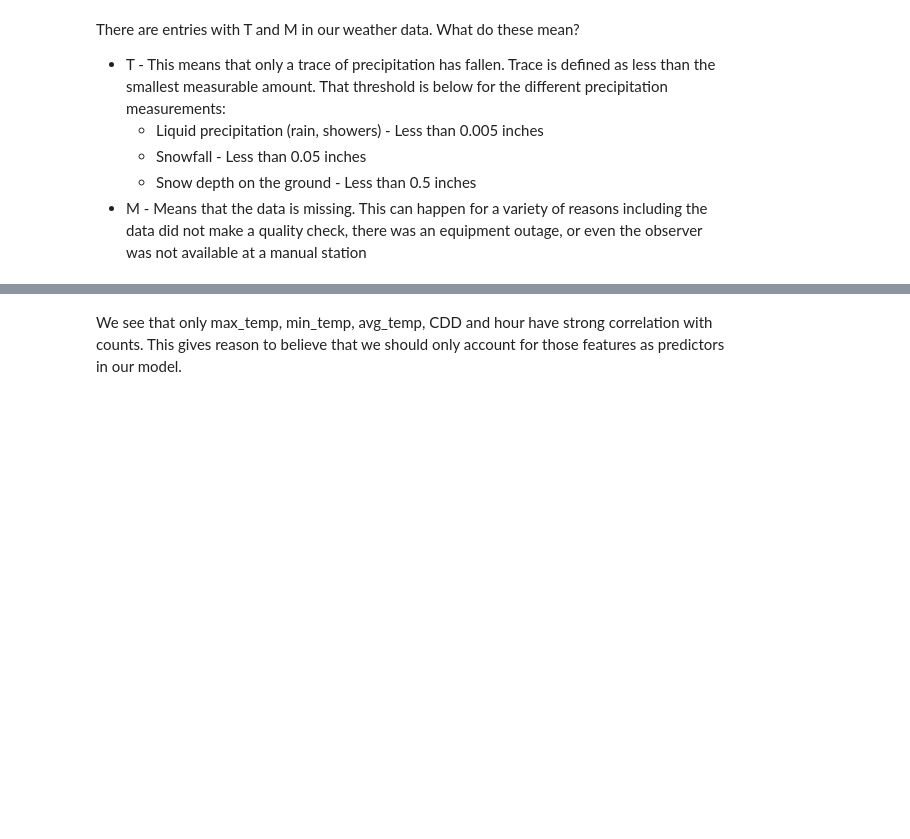
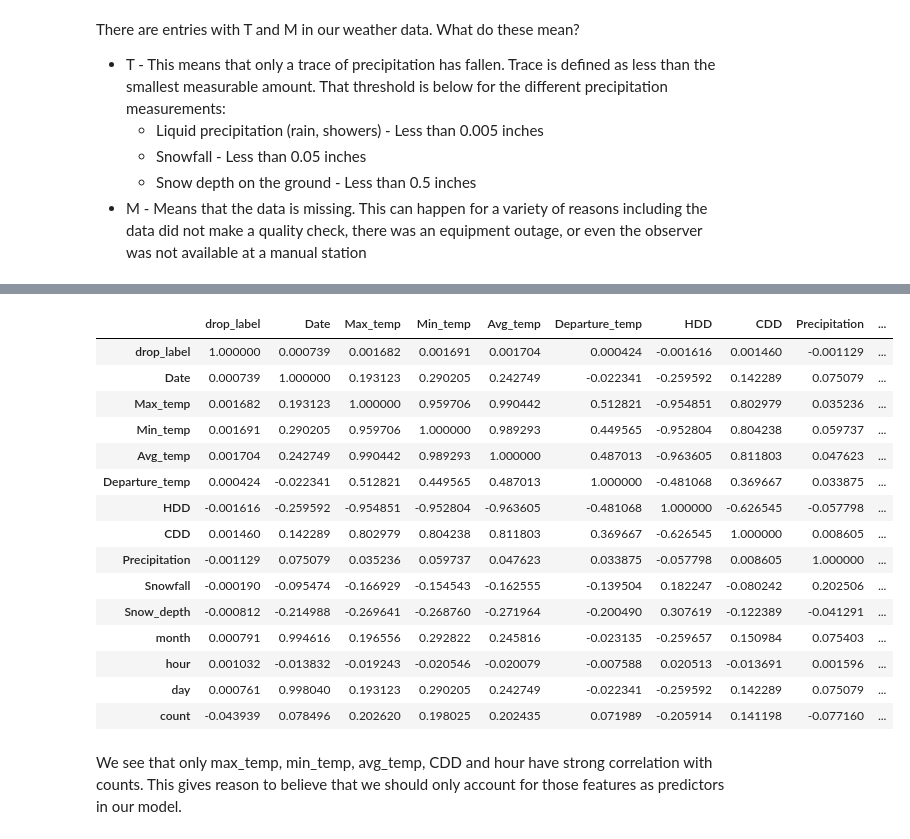
Before and after one commit to AlexisVandenHeede/IntroBA, a Jupyter notebook: reportv1.ipynb, the cells around one changed output, grey strips where cells are left out. Drawn from its saved outputs; the diff is of its cells as text; code cells hidden in the pictures; blank space fills up the shorter version.

```diff
--- a/reportv1.ipynb
+++ b/reportv1.ipynb
@@ -1772,3 +1770,22 @@ count            -0.067559  0.079498  0.232691  0.078998  1.000000
+# %%
+df_arrivals.corr().style.background_gradient(cmap='coolwarm')
+# %% [output]
+|  | drop_label | Date | Max_temp | Min_temp | Avg_temp | Departure_temp | HDD | CDD | Precipitation | ... |
+| drop_label | 1.000000 | 0.000739 | 0.001682 | 0.001691 | 0.001704 | 0.000424 | -0.001616 | 0.001460 | -0.001129 | ... |
+| Date | 0.000739 | 1.000000 | 0.193123 | 0.290205 | 0.242749 | -0.022341 | -0.259592 | 0.142289 | 0.075079 | ... |
+| Max_temp | 0.001682 | 0.193123 | 1.000000 | 0.959706 | 0.990442 | 0.512821 | -0.954851 | 0.802979 | 0.035236 | ... |
+| Min_temp | 0.001691 | 0.290205 | 0.959706 | 1.000000 | 0.989293 | 0.449565 | -0.952804 | 0.804238 | 0.059737 | ... |
+| Avg_temp | 0.001704 | 0.242749 | 0.990442 | 0.989293 | 1.000000 | 0.487013 | -0.963605 | 0.811803 | 0.047623 | ... |
+| Departure_temp | 0.000424 | -0.022341 | 0.512821 | 0.449565 | 0.487013 | 1.000000 | -0.481068 | 0.369667 | 0.033875 | ... |
+| HDD | -0.001616 | -0.259592 | -0.954851 | -0.952804 | -0.963605 | -0.481068 | 1.000000 | -0.626545 | -0.057798 | ... |
+| CDD | 0.001460 | 0.142289 | 0.802979 | 0.804238 | 0.811803 | 0.369667 | -0.626545 | 1.000000 | 0.008605 | ... |
+| Precipitation | -0.001129 | 0.075079 | 0.035236 | 0.059737 | 0.047623 | 0.033875 | -0.057798 | 0.008605 | 1.000000 | ... |
+| Snowfall | -0.000190 | -0.095474 | -0.166929 | -0.154543 | -0.162555 | -0.139504 | 0.182247 | -0.080242 | 0.202506 | ... |
+| Snow_depth | -0.000812 | -0.214988 | -0.269641 | -0.268760 | -0.271964 | -0.200490 | 0.307619 | -0.122389 | -0.041291 | ... |
+| month | 0.000791 | 0.994616 | 0.196556 | 0.292822 | 0.245816 | -0.023135 | -0.259657 | 0.150984 | 0.075403 | ... |
+| hour | 0.001032 | -0.013832 | -0.019243 | -0.020546 | -0.020079 | -0.007588 | 0.020513 | -0.013691 | 0.001596 | ... |
+| day | 0.000761 | 0.998040 | 0.193123 | 0.290205 | 0.242749 | -0.022341 | -0.259592 | 0.142289 | 0.075079 | ... |
+| count | -0.043939 | 0.078496 | 0.202620 | 0.198025 | 0.202435 | 0.071989 | -0.205914 | 0.141198 | -0.077160 | ... |
 # %% [markdown]
 We see that only max_temp, min_temp, avg_temp, CDD and hour have strong correlation with counts. This gives reason to believe that we should only account for those features as predictors in our model.
 # %%
```
Also changed, not shown: parts of 1 cell of this notebook.
